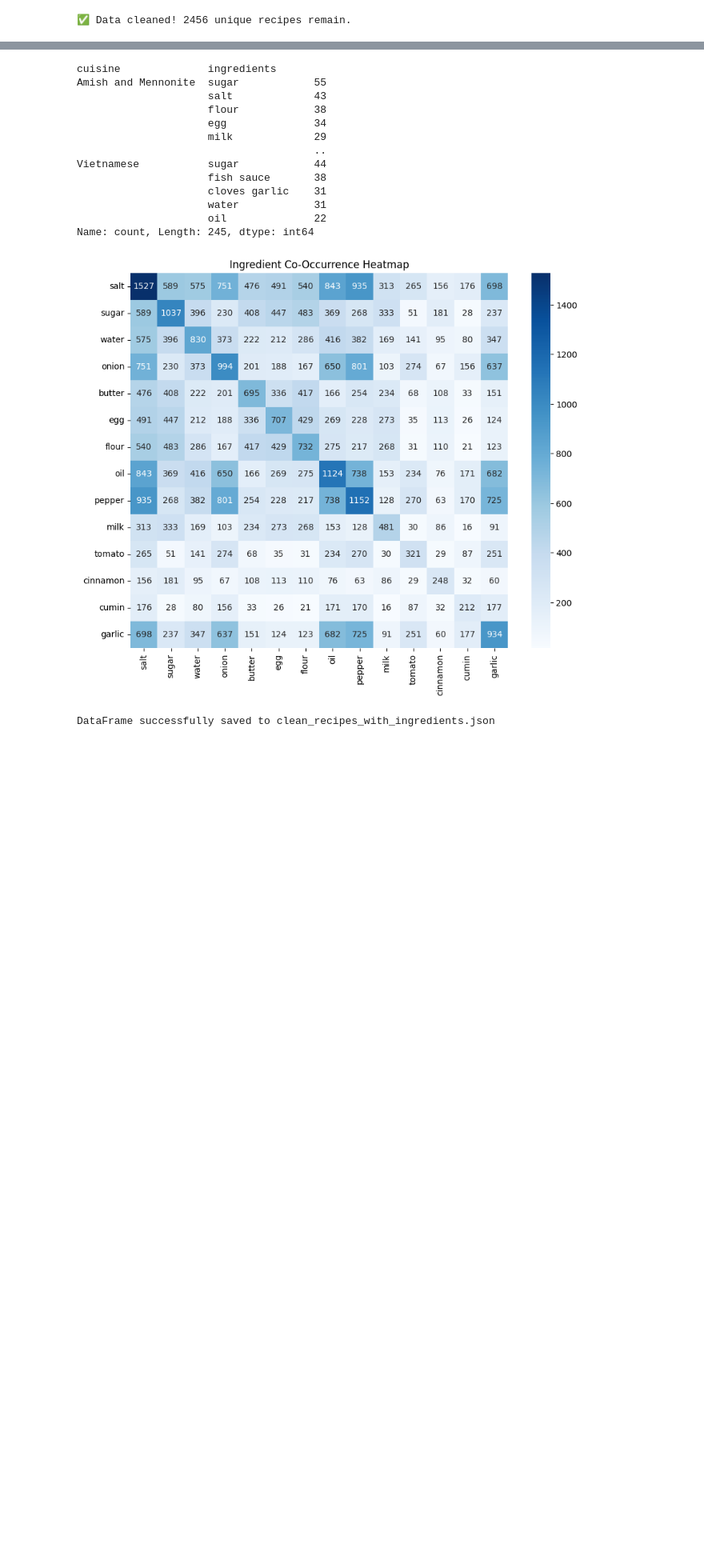
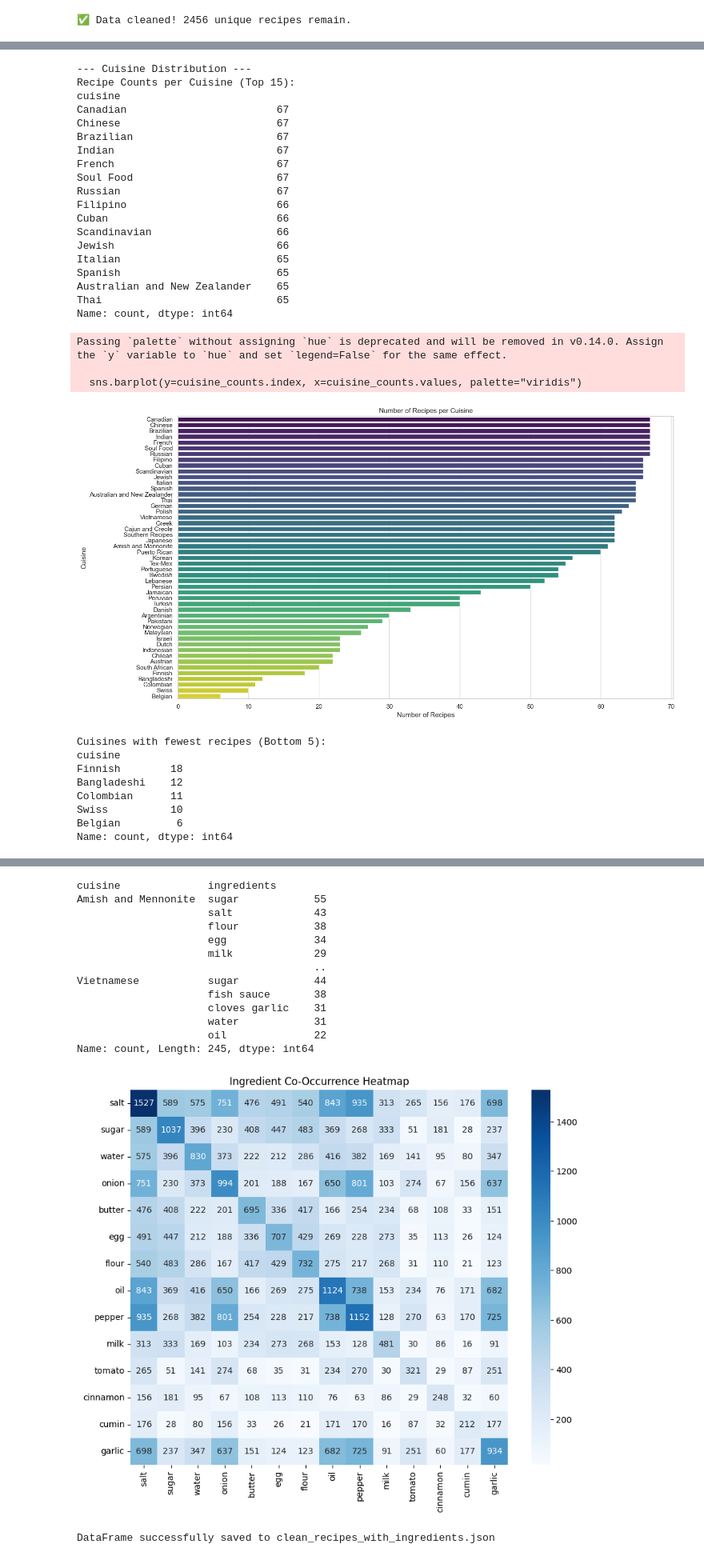
Before and after one commit to AisyluFattakhova/The-Ingredient-Web, a Jupyter notebook: preprocessing.ipynb, the cells around one changed output, grey strips where cells are left out. Shown at 80% size. Drawn from its saved outputs; the diff is of its cells as text; code cells hidden in the pictures; blank space fills up the shorter version.

```diff
--- a/preprocessing.ipynb
+++ b/preprocessing.ipynb
@@ -384,7 +384,8 @@ ingredient_mapping = {
     "chicken breast halves":"chicken breast",
     "chicken breasts":"chicken breast",
     "warm water )" : "water",
-    "warm milk )":"milk"
+    "warm milk )":"milk",
+    "low mayonnaise": "mayonnaise"
 }
 
 # Apply mapping
@@ -452,0 +526,48 @@ print(co_matrix_df.head())
+# %%
+# EDA Cell 2: Cuisine Distribution
+print("\n--- Cuisine Distribution ---")
+cuisine_counts = df['cuisine'].value_counts()
+print("Recipe Counts per Cuisine (Top 15):")
+print(cuisine_counts.head(15))
+
+plt.figure(figsize=(15, 8))
+sns.barplot(y=cuisine_counts.index, x=cuisine_counts.values, palette="viridis")
+plt.title('Number of Recipes per Cuisine')
+plt.xlabel('Number of Recipes')
+plt.ylabel('Cuisine')
+plt.tight_layout()
+plt.show()
+
+print(f"\nCuisines with fewest recipes (Bottom 5):\n{cuisine_counts.tail()}")
+# %% [output]
+--- Cuisine Distribution ---
+Recipe Counts per Cuisine (Top 15):
+cuisine
+Canadian                        67
+Chinese                         67
+Brazilian                       67
+Indian                          67
+French                          67
+Soul Food                       67
+Russian                         67
+Filipino                        66
+Cuban                           66
+Scandinavian                    66
+Jewish                          66
+Italian                         65
+Spanish                         65
+Australian and New Zealander    65
+Thai                            65
+Name: count, dtype: int64
+Passing `palette` without assigning `hue` is deprecated and will be removed in v0.14.0. Assign the `y` variable to `hue` and set `legend=False` for the same effect.
+
+  sns.barplot(y=cuisine_counts.index, x=cuisine_counts.values, palette="viridis")
+[figure, added]
+Cuisines with fewest recipes (Bottom 5):
+cuisine
+Finnish        18
+Bangladeshi    12
+Colombian      11
+Swiss          10
+Belgian         6
+Name: count, dtype: int64
```
Also changed, not shown: parts of 12 cells of this notebook, 4 other files.
